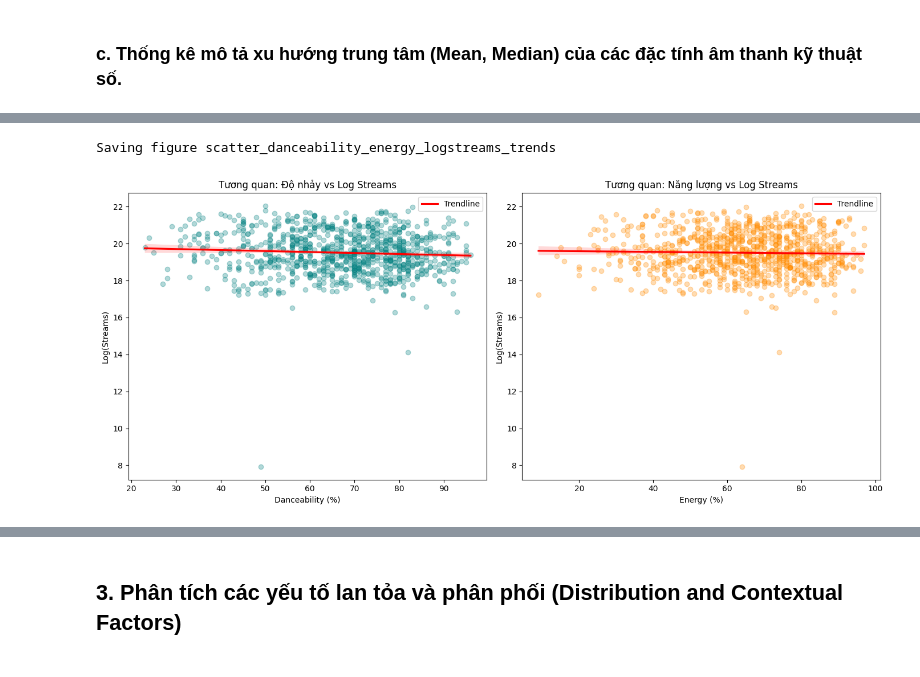
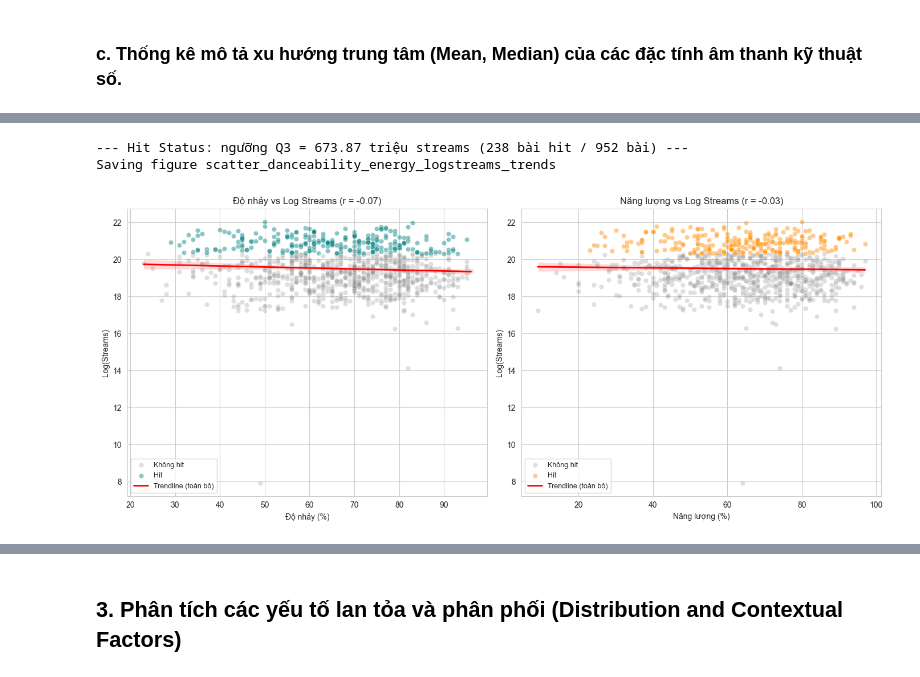
Before and after one commit to BuiHuy16/Spotify-Songs, a Jupyter notebook: notebooks/eda_visualization.ipynb, the cells around one changed output, grey strips where cells are left out. Saved outputs shown, nothing was run; the diff lists cells and outputs as text; code cells hidden in the pictures.

Commit message:
fix: eda visualization codes and eda storytellings

```diff
--- a/notebooks/eda_visualization.ipynb
+++ b/notebooks/eda_visualization.ipynb
@@ -84,8 +96,9 @@ plt.title('Nhận diện các bài hát "Siêu Hit" qua phân phối Streams', f
 plt.xlabel('Tổng lượt Streams (Tỷ lượt nghe)')
 
 # Tùy chỉnh hiển thị đơn vị trên trục X (chia cho 1 tỷ để dễ đọc)
-labels = [f'{x/1e9:.1f}B' for x in ax.get_xticks()]
-ax.set_xticklabels(labels)
+from matplotlib.ticker import FuncFormatter
+
+ax.xaxis.set_major_formatter(FuncFormatter(lambda x, _: f'{x / 1e9:.1f}B'))
 
 # Ảnh sẽ được lưu vào reports/figures/super_hits_boxplot.png
 save_fig("super_hits_boxplot")
@@ -192,30 +220,65 @@ The `join` parameter is deprecated and will be removed in v0.15.0. You can remov
 # %%
-plt.figure(figsize=(14, 6))
+if 'log_streams' not in df.columns:
+    df['log_streams'] = np.log1p(df['streams'])
 
-# Biểu đồ bên trái: Độ nhảy vs log streams
-plt.subplot(1, 2, 1)
-sns.regplot(data=df, x="danceability_%", y="log_streams",
-            scatter_kws={"alpha":0.3, "color":"teal"},
-            line_kws={"color":"red", "label":"Trendline"})
-plt.title("Tương quan: Độ nhảy vs Log Streams")
-plt.xlabel("Danceability (%)")
-plt.ylabel("Log(Streams)")
-plt.legend()
+# Nhãn Hit Status (top 25% streams) — dùng chung với mục 3b
+if 'is_hit' not in df.columns:
+    hit_threshold = df['streams'].quantile(0.75)
+    df['is_hit'] = df['streams'] >= hit_threshold
+else:
+    hit_threshold = df['streams'].quantile(0.75)
 
-# Biểu đồ bên phải: Năng lượng vs log streams
-plt.subplot(1, 2, 2)
-sns.regplot(data=df, x="energy_%", y="log_streams",
-            scatter_kws={"alpha":0.3, "color":"darkorange"},
-            line_kws={"color":"red", "label":"Trendline"})
-plt.title("Tương quan: Năng lượng vs Log Streams")
-plt.xlabel("Energy (%)")
-plt.ylabel("Log(Streams)")
-plt.legend()
+df['hit_label'] = np.where(df['is_hit'], 'Hit', 'Không hit')
+
+features = [
+    ('danceability_%', 'teal', 'Độ nhảy'),
+    ('energy_%', 'darkorange', 'Năng lượng'),
+]
+
+fig, axes = plt.subplots(1, 2, figsize=(14, 6))
+
+for ax, (col, color, title_vi) in zip(axes, features):
+    sns.scatterplot(
+        data=df[~df['is_hit']],
+        x=col,
+        y='log_streams',
+        alpha=0.25,
+        color='gray',
+        ax=ax,
+        label='Không hit'
+    )
+    sns.scatterplot(
+        data=df[df['is_hit']],
+        x=col,
+        y='log_streams',
+        alpha=0.45,
+        color=color,
+        ax=ax,
+        label='Hit'
+    )
+    sns.regplot(
+        data=df,
+        x=col,
+        y='log_streams',
+        scatter=False,
+        line_kws={'color': 'red', 'linewidth': 2},
+        ax=ax,
+        label='Trendline (toàn bộ)'
+    )
+    r = df[col].corr(df['log_streams'])
+    ax.set_title(f'{title_vi} vs Log Streams (r = {r:.2f})')
+    ax.set_xlabel(f'{title_vi} (%)')
+    ax.set_ylabel('Log(Streams)')
+    ax.legend(fontsize=9)
+
+print(f"--- Hit Status: ngưỡng Q3 = {hit_threshold / 1e6:.2f} triệu streams "
+      f"({df['is_hit'].sum()} bài hit / {len(df)} bài) ---")
 
 plt.tight_layout()
 save_fig("scatter_danceability_energy_logstreams_trends")
 plt.show()
 # %% [output]
+--- Hit Status: ngưỡng Q3 = 673.87 triệu streams (238 bài hit / 952 bài) ---
 Saving figure scatter_danceability_energy_logstreams_trends
-[figure, old version]
+[figure, new version]
 # %% [markdown]
```
Also changed, not shown: parts of 7 cells of this notebook, 5 other files.
